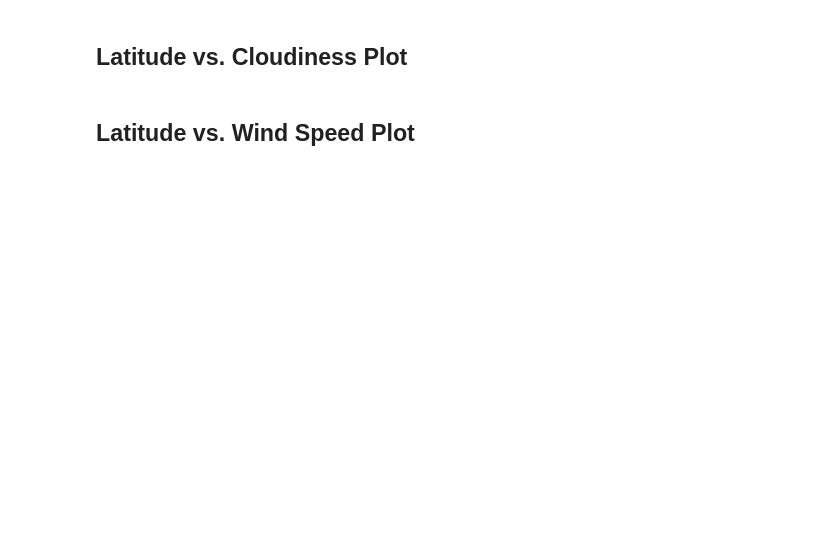
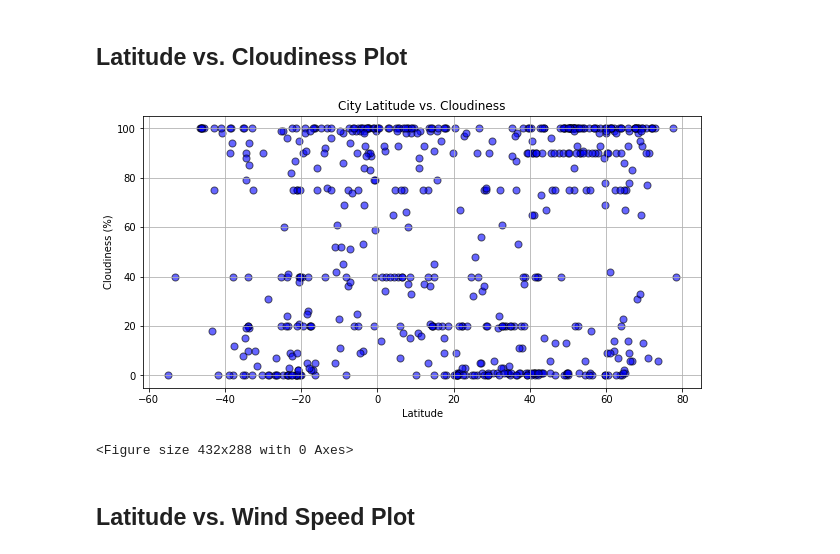
Before and after one commit to bay0624/python-api-challenge, a Jupyter notebook: WeatherPy/WeatherPy.ipynb, the cells around one changed output. Saved outputs shown, nothing was run; the diff lists cells and outputs as text; code cells hidden in the pictures; blank space fills up the shorter version.

```diff
--- a/WeatherPy/WeatherPy.ipynb
+++ b/WeatherPy/WeatherPy.ipynb
@@ -209,4 +223,17 @@ plt.tight_layout()
 # %% [markdown]
 ## Latitude vs. Cloudiness Plot
+# %%
+cloud_values = clean_cities_weather_df["Cloudiness"]
+plt.figure(figsize=(10,5))
+plt.scatter(latitude_values, cloud_values, marker="o", facecolors="blue", alpha=0.6, edgecolor="black", s=50)
+plt.title("City Latitude vs. Cloudiness")
+plt.xlabel("Latitude")
+plt.ylabel("Cloudiness (%)")
+plt.grid()
+plt.show()
+plt.tight_layout()
+# %% [output]
+[figure, added]
+<Figure size 432x288 with 0 Axes>
 # %% [markdown]
 ## Latitude vs. Wind Speed Plot
```
Also changed, not shown: parts of 3 cells of this notebook.
